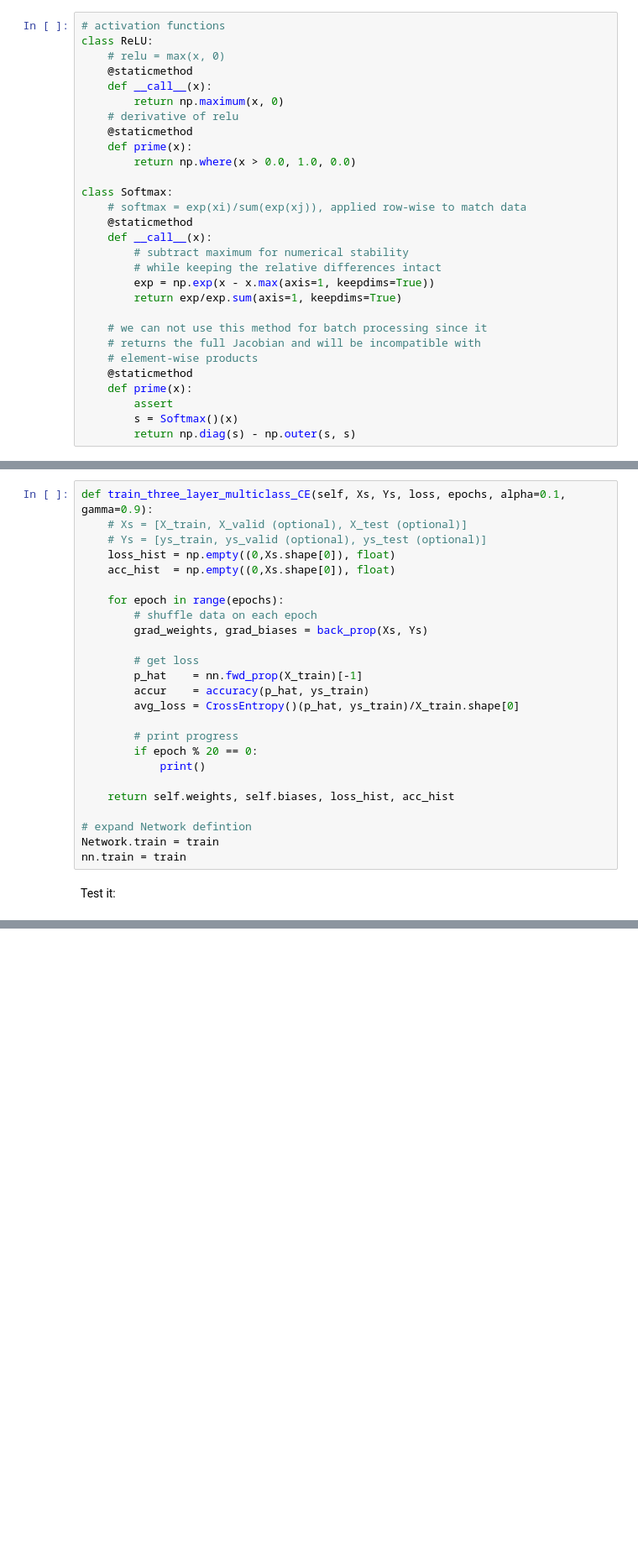
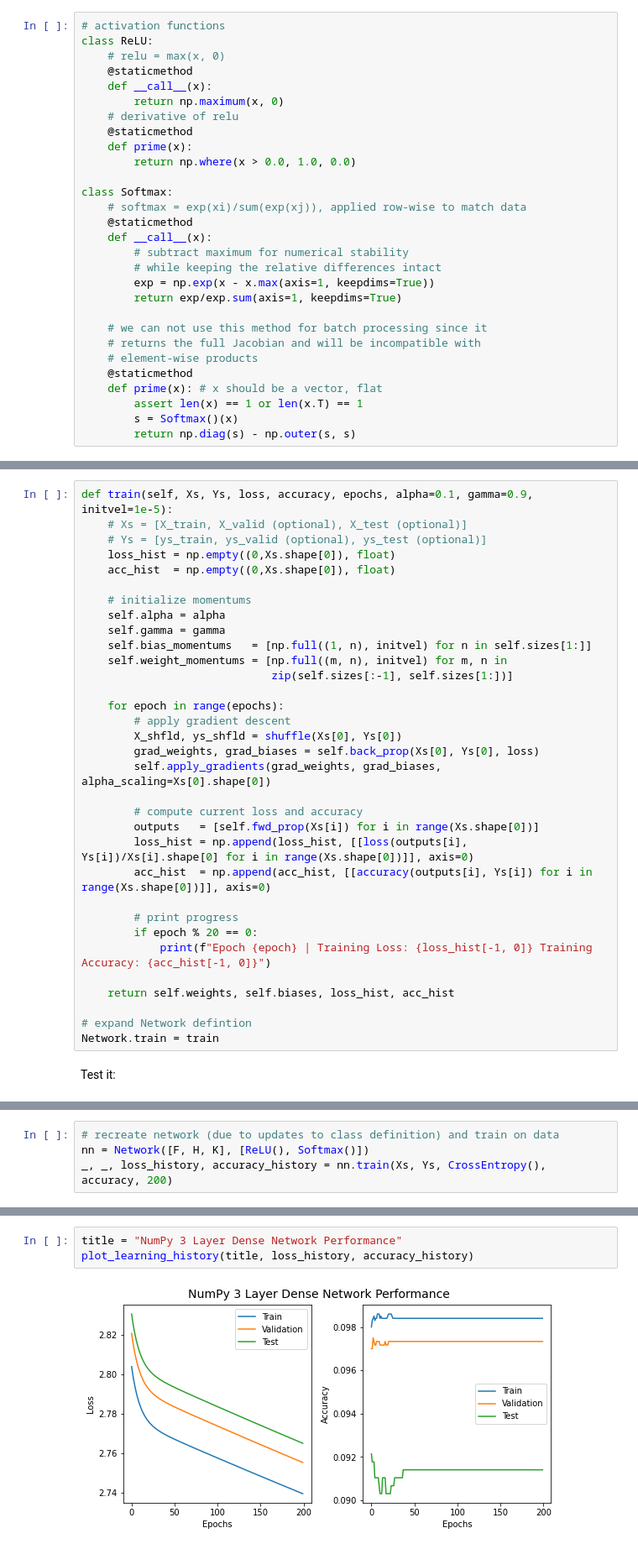
Before and after one commit to pranshumalik14/ece421-labs-hw, a Jupyter notebook: labs/lab2/lab2.ipynb, the cells around one changed output, grey strips where cells are left out. Shown at 84% size. Drawn from its saved outputs; the diff is of its cells as text; blank space fills up the shorter version.

Commit message:
need to implement gradient descent; network currently functional but not trainable

```diff
--- a/labs/lab2/lab2.ipynb
+++ b/labs/lab2/lab2.ipynb
@@ -40,8 +40,8 @@ class Softmax:
     # returns the full Jacobian and will be incompatible with
     # element-wise products
     @staticmethod
-    def prime(x):
-        assert
+    def prime(x): # x should be a vector, flat
+        assert len(x) == 1 or len(x.T) == 1
         s = Softmax()(x)
         return np.diag(s) - np.outer(s, s)
 # %% [markdown]
@@ -229,29 +244,37 @@ def plot_learning_history(title, loss_hist, acc_hist):
 # %% [markdown]
 We now write the training function for our network.
 # %%
-def train_three_layer_multiclass_CE(self, Xs, Ys, loss, epochs, alpha=0.1, gamma=0.9):
+def train(self, Xs, Ys, loss, accuracy, epochs, alpha=0.1, gamma=0.9, initvel=1e-5):
     # Xs = [X_train, X_valid (optional), X_test (optional)]
     # Ys = [ys_train, ys_valid (optional), ys_test (optional)]
     loss_hist = np.empty((0,Xs.shape[0]), float)
     acc_hist  = np.empty((0,Xs.shape[0]), float)
 
+    # initialize momentums
+    self.alpha = alpha
+    self.gamma = gamma
+    self.bias_momentums   = [np.full((1, n), initvel) for n in self.sizes[1:]]
+    self.weight_momentums = [np.full((m, n), initvel) for m, n in
+                             zip(self.sizes[:-1], self.sizes[1:])]
+
     for epoch in range(epochs):
-        # shuffle data on each epoch
-        grad_weights, grad_biases = back_prop(Xs, Ys)
+        # apply gradient descent
+        X_shfld, ys_shfld = shuffle(Xs[0], Ys[0])
+        grad_weights, grad_biases = self.back_prop(Xs[0], Ys[0], loss)
+        self.apply_gradients(grad_weights, grad_biases, alpha_scaling=Xs[0].shape[0])
 
-        # get loss
-        p_hat    = nn.fwd_prop(X_train)[-1]
-        accur    = accuracy(p_hat, ys_train)
-        avg_loss = CrossEntropy()(p_hat, ys_train)/X_train.shape[0]
+        # compute current loss and accuracy
+        outputs   = [self.fwd_prop(Xs[i]) for i in range(Xs.shape[0])]
+        loss_hist = np.append(loss_hist, [[loss(outputs[i], Ys[i])/Xs[i].shape[0] for i in range(Xs.shape[0])]], axis=0)
+        acc_hist  = np.append(acc_hist, [[accuracy(outputs[i], Ys[i]) for i in range(Xs.shape[0])]], axis=0)
 
         # print progress
         if epoch % 20 == 0:
-            print()
+            print(f"Epoch {epoch} | Training Loss: {loss_hist[-1, 0]} Training Accuracy: {acc_hist[-1, 0]}")
 
     return self.weights, self.biases, loss_hist, acc_hist
 
 # expand Network defintion
 Network.train = train
-nn.train = train
 # %% [markdown]
 Test it:
@@ -259,0 +281,4 @@ _, _, loss_history, accuracy_hostory = nn.train(Xs, Ys, CrossEntropy(), 200)
+# %%
+# recreate network (due to updates to class definition) and train on data
+nn = Network([F, H, K], [ReLU(), Softmax()])
+_, _, loss_history, accuracy_history = nn.train(Xs, Ys, CrossEntropy(), accuracy, 200)
@@ -259,0 +296,5 @@ _, _, loss_history, accuracy_hostory = nn.train(Xs, Ys, CrossEntropy(), 200)
+# %%
+title = "NumPy 3 Layer Dense Network Performance"
+plot_learning_history(title, loss_history, accuracy_history)
+# %% [output]
+[figure, added]
```
Also changed, not shown: parts of 6 cells of this notebook.
